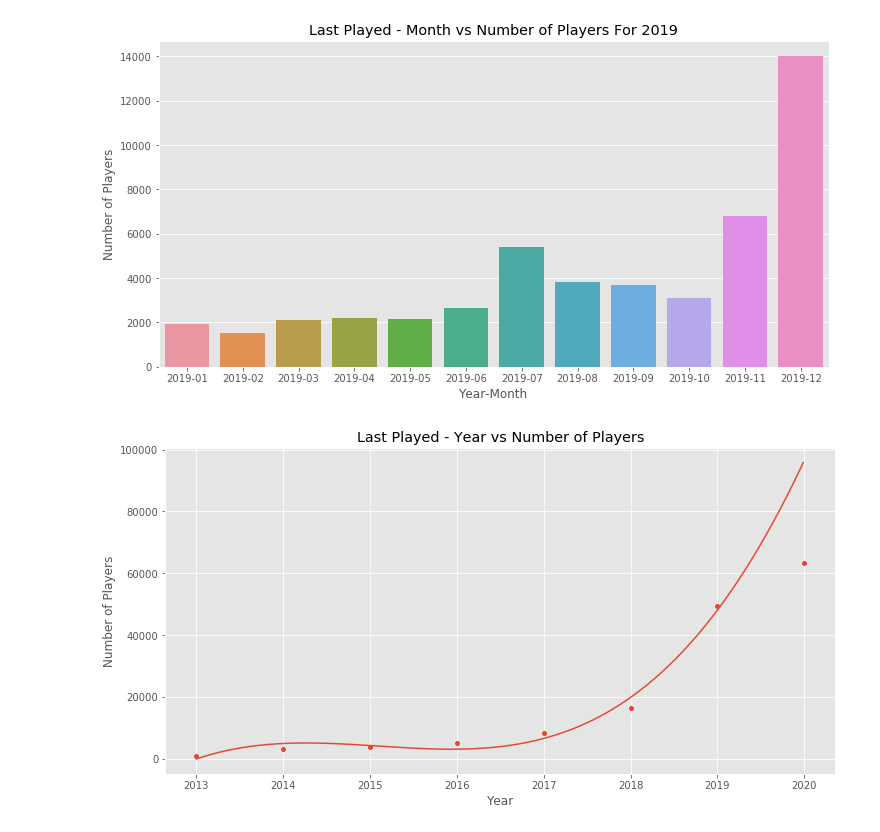
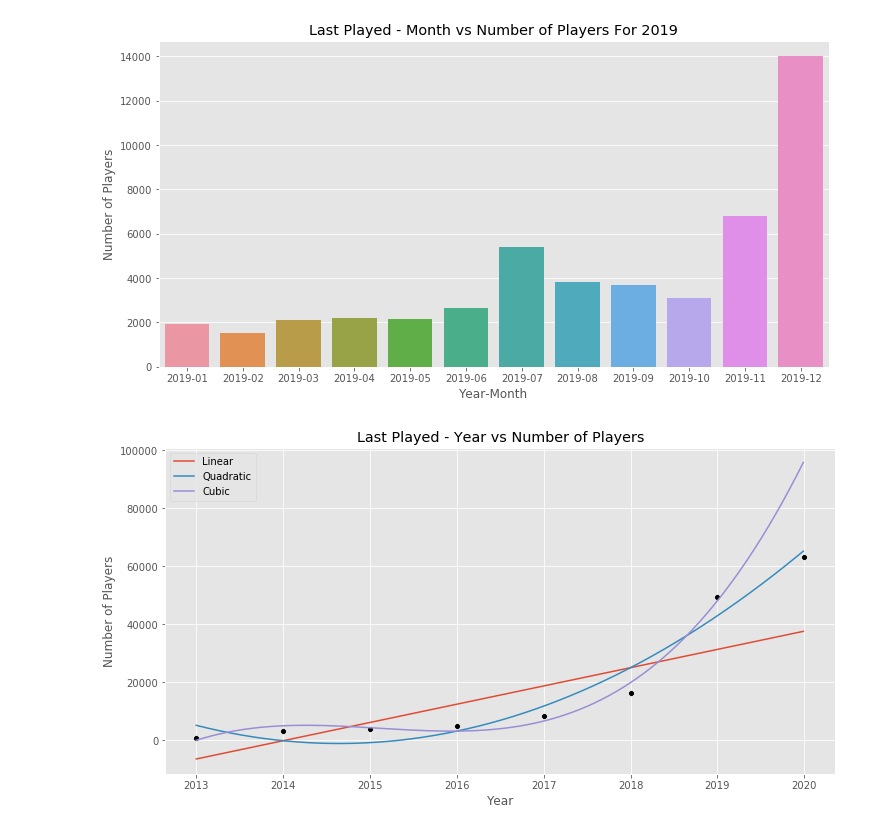
Before and after one commit to ys-lin14/warframe-exploration, a Jupyter notebook: data_exploration.ipynb, the cells around one changed output. Saved outputs shown, nothing was run; the diff lists cells and outputs as text; code cells hidden in the pictures.

Commit message:
add linear and quadratic best fit lines, plot residuals for each

```diff
--- a/data_exploration.ipynb
+++ b/data_exploration.ipynb
@@ -161,6 +161,15 @@ def get_date_last_played_counts(data, column_name):
         (date_last_played.index <= boundaries[1])
     ]
     return date_last_played
+
+def get_polynomial(data, degree):
+    coefficients = np.polyfit(
+        x=data.index,
+        y=data,
+        deg=degree
+    )
+    polynomial = np.poly1d(coefficients)
+    return polynomial
 # %%
 # connect to database
 database_url = get_database_url()
@@ -473,28 +481,34 @@ plt.show()
 # %% [output]
 [figure]
 # %%
-# calculate degree 3 polynomial predicting the number
-# of players who last played during a given year
-coefficients = np.polyfit(
-    x=years_last_played.index[:-1],
-    y=years_last_played[:-1],
-    deg=3
-)
-f = np.poly1d(coefficients)
+years_last_played_subset = years_last_played[:-1]
 x_pred = np.arange(2013, 2020, 0.01)
-y_pred = f(x_pred)
+
+linear_polynomial = get_polynomial(years_last_played_subset, 1)
+linear_y_pred = linear_polynomial(x_pred)
+
+quadratic_polynomial = get_polynomial(years_last_played_subset, 2)
+quadratic_y_pred = quadratic_polynomial(x_pred)
+
+cubic_polynomial = get_polynomial(years_last_played_subset, 3)
+cubic_y_pred = cubic_polynomial(x_pred)
 
 plt.figure(figsize=(12, 6))
 year_last_played_scatter = sns.scatterplot(
-    data=years_last_played
+    data=years_last_played,
+    color='black'
 )
 year_last_played_scatter.set(
     title='Last Played - Year vs Number of Players',
     xlabel='Year',
     ylabel='Number of Players'
 )
-
-plt.plot(x_pred, y_pred)
+plt.plot(
+    x_pred, linear_y_pred,
+    x_pred, quadratic_y_pred,
+    x_pred, cubic_y_pred,
+)
+plt.legend(["Linear", "Quadratic", "Cubic"])
 plt.show()
 # %% [output]
-[figure, old version]
+[figure, new version]
```
Also changed, not shown: parts of 5 cells of this notebook.
